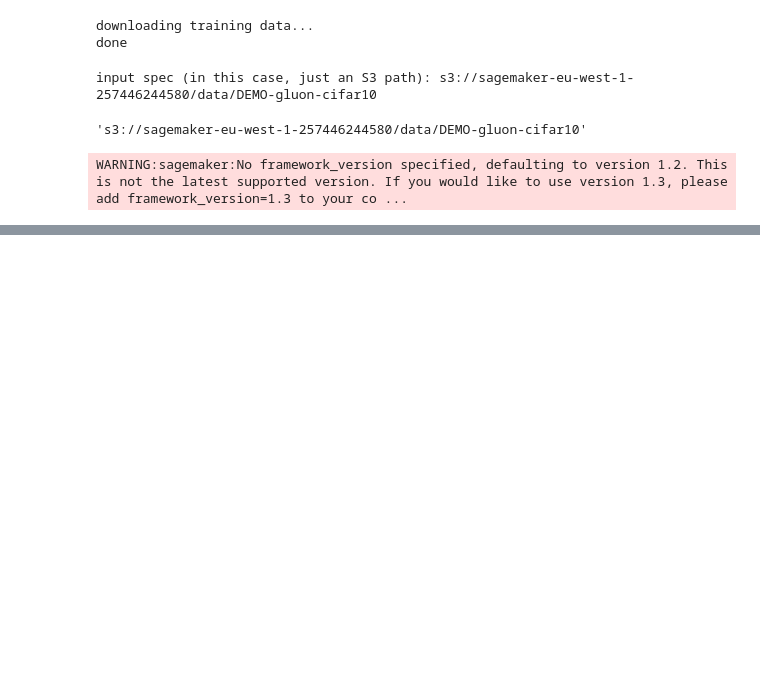
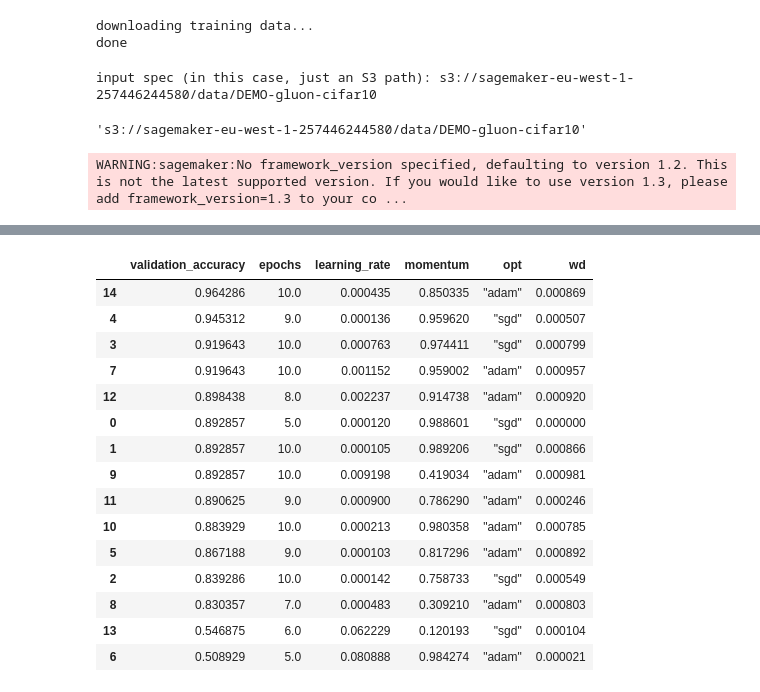
Before and after one commit to FraPochetti/KagglePlaygrounds, a Jupyter notebook: HeartbeatSound.ipynb, the cells around one changed output, grey strips where cells are left out. Drawn from its saved outputs; the diff is of its cells as text; code cells hidden in the pictures; blank space fills up the shorter version.

```diff
--- a/HeartbeatSound.ipynb
+++ b/HeartbeatSound.ipynb
@@ -476,6 +475,5 @@ mt = MXNet('heartsound_mxnet.py',
           train_instance_count=1,
           py_version='py3',
           train_instance_type='ml.p2.xlarge',
-          hyperparameters={'batch_size': 32,
-                           'epochs': 5})
+          hyperparameters={'batch_size': 16})
 # %% [output]
@@ -483,7 +481,9 @@ WARNING:sagemaker:No framework_version specified, defaulting to version 1.2. Thi
 # %%
-hyperparameter_ranges = {'learning_rate': ContinuousParameter(0.0001, 0.2),
+hyperparameter_ranges = {'learning_rate': ContinuousParameter(0.0001, 0.1),
                          'momentum': ContinuousParameter(0., 0.99),
-                         'wd': ContinuousParameter(0., 0.001)}
+                         'wd': ContinuousParameter(0., 0.001),
+                         'epochs': IntegerParameter(5, 10),
+                         'opt': CategoricalParameter(['sgd', 'adam'])}
 # %%
 objective_metric_name = 'Validation-accuracy'
 metric_definitions = [{'Name': 'Validation-accuracy',
@@ -493,9 +493,9 @@ tuner = HyperparameterTuner(mt,
                             objective_metric_name,
                             hyperparameter_ranges,
                             metric_definitions,
-                            max_jobs=10)
+                            max_jobs=15)
 # %%
 tuner.fit("s3://heartbeat-sounds")
 # %%
 bayes_metrics = sagemaker.HyperparameterTuningJobAnalytics(tuner._current_job_name).dataframe()
-bayes_metrics.sort_values(['FinalObjectiveValue'], ascending=False)
+bayes_metrics.sort_values(['FinalObjectiveValue'], ascending=False, inplace=True)
@@ -513,0 +502,20 @@ bayes_metrics.sort_values(['FinalObjectiveValue'], ascending=False)
+# %%
+bayes_metrics.rename(index=str, columns={"FinalObjectiveValue": "validation_accuracy"}, inplace=True)
+bayes_metrics[["validation_accuracy", "epochs", "learning_rate", "momentum", "opt", "wd"]]
+# %% [output]
+|  | validation_accuracy | epochs | learning_rate | momentum | opt | wd |
+| 14 | 0.964286 | 10.0 | 0.000435 | 0.850335 | "adam" | 0.000869 |
+| 4 | 0.945312 | 9.0 | 0.000136 | 0.959620 | "sgd" | 0.000507 |
+| 3 | 0.919643 | 10.0 | 0.000763 | 0.974411 | "sgd" | 0.000799 |
+| 7 | 0.919643 | 10.0 | 0.001152 | 0.959002 | "adam" | 0.000957 |
+| 12 | 0.898438 | 8.0 | 0.002237 | 0.914738 | "adam" | 0.000920 |
+| 0 | 0.892857 | 5.0 | 0.000120 | 0.988601 | "sgd" | 0.000000 |
+| 1 | 0.892857 | 10.0 | 0.000105 | 0.989206 | "sgd" | 0.000866 |
+| 9 | 0.892857 | 10.0 | 0.009198 | 0.419034 | "adam" | 0.000981 |
+| 11 | 0.890625 | 9.0 | 0.000900 | 0.786290 | "adam" | 0.000246 |
+| 10 | 0.883929 | 10.0 | 0.000213 | 0.980358 | "adam" | 0.000785 |
+| 5 | 0.867188 | 9.0 | 0.000103 | 0.817296 | "adam" | 0.000892 |
+| 2 | 0.839286 | 10.0 | 0.000142 | 0.758733 | "sgd" | 0.000549 |
+| 8 | 0.830357 | 7.0 | 0.000483 | 0.309210 | "adam" | 0.000803 |
+| 13 | 0.546875 | 6.0 | 0.062229 | 0.120193 | "sgd" | 0.000104 |
+| 6 | 0.508929 | 5.0 | 0.080888 | 0.984274 | "adam" | 0.000021 |
```
Also changed, not shown: parts of 5 cells of this notebook, 1 other file.
